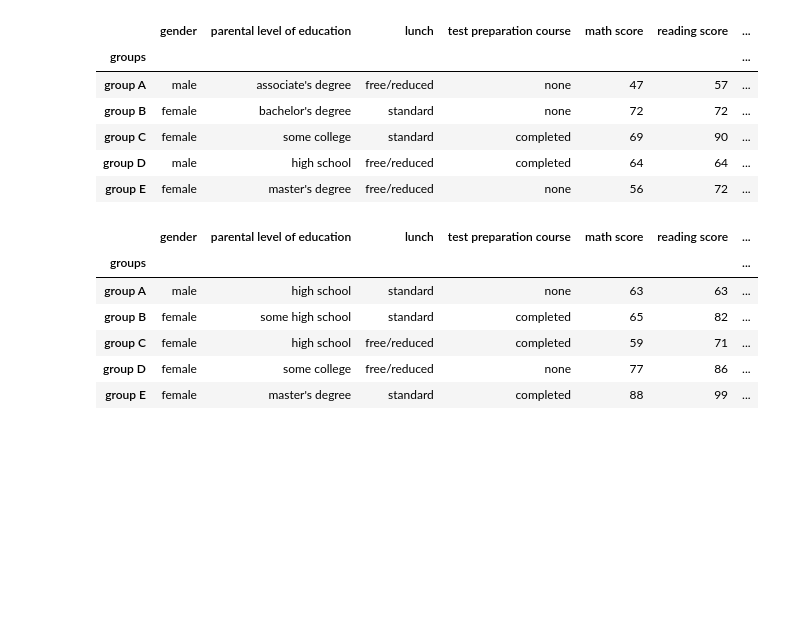
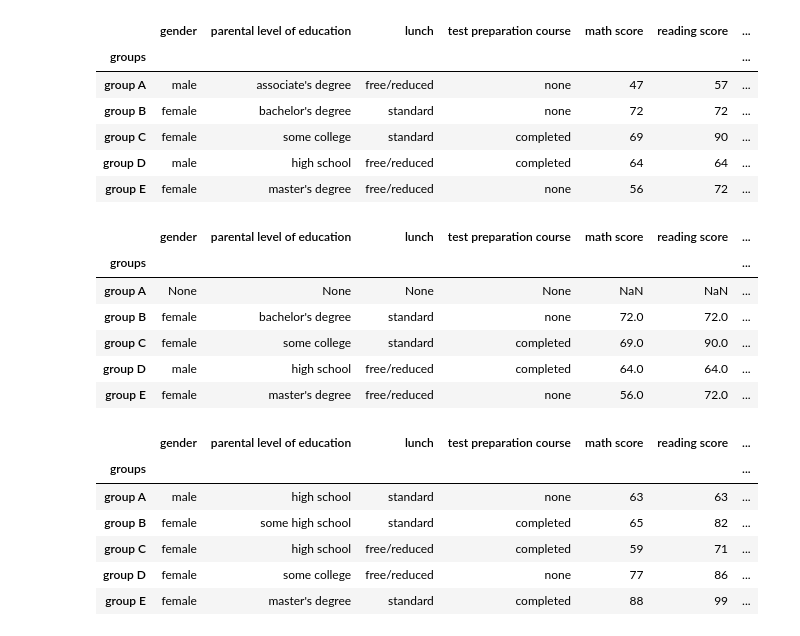
Before and after one commit to skm22/RICR---Data-Science, a Jupyter notebook: Notes/3. Applied Python/2. RICR - Pandas Class Notes/3. RICR - Pandas groupby and merging Class Notebook.ipynb, the cells around one changed output. Drawn from its saved outputs; the diff is of its cells as text; code cells hidden in the pictures; blank space fills up the shorter version.

Commit message:
Pandas new assignment created

```diff
--- a/Notes/3. Applied Python/2. RICR - Pandas Class Notes/3. RICR - Pandas groupby and merging Class Notebook.ipynb
+++ b/Notes/3. Applied Python/2. RICR - Pandas Class Notes/3. RICR - Pandas groupby and merging Class Notebook.ipynb
@@ -274,6 +257,21 @@ groups.first()
 | group C | female | some college | standard | completed | 69 | 90 | ... |
 | group D | male | high school | free/reduced | completed | 64 | 64 | ... |
 | group E | female | master's degree | free/reduced | none | 56 | 72 | ... |
+# %%
+# min_count parameter of first() ->
+# The min_count parameter in the first() function in pandas specifies the minimum number of non-NA values required
+# to consider a row in the result. If a group doesn’t meet the min_count requirement,
+# it will return NaN for that group in the resulting DataFrame.
+
+groups.first(min_count=100)
+# %% [output]
+|  | gender | parental level of education | lunch | test preparation course | math score | reading score | ... |
+| groups |  |  |  |  |  |  | ... |
+| group A | None | None | None | None | NaN | NaN | ... |
+| group B | female | bachelor's degree | standard | none | 72.0 | 72.0 | ... |
+| group C | female | some college | standard | completed | 69.0 | 90.0 | ... |
+| group D | male | high school | free/reduced | completed | 64.0 | 64.0 | ... |
+| group E | female | master's degree | free/reduced | none | 56.0 | 72.0 | ... |
 # %%
 # last() -> Returns the last row of each group.
 groups.last()
```
Also changed, not shown: parts of 3 cells of this notebook, 5 other files.
